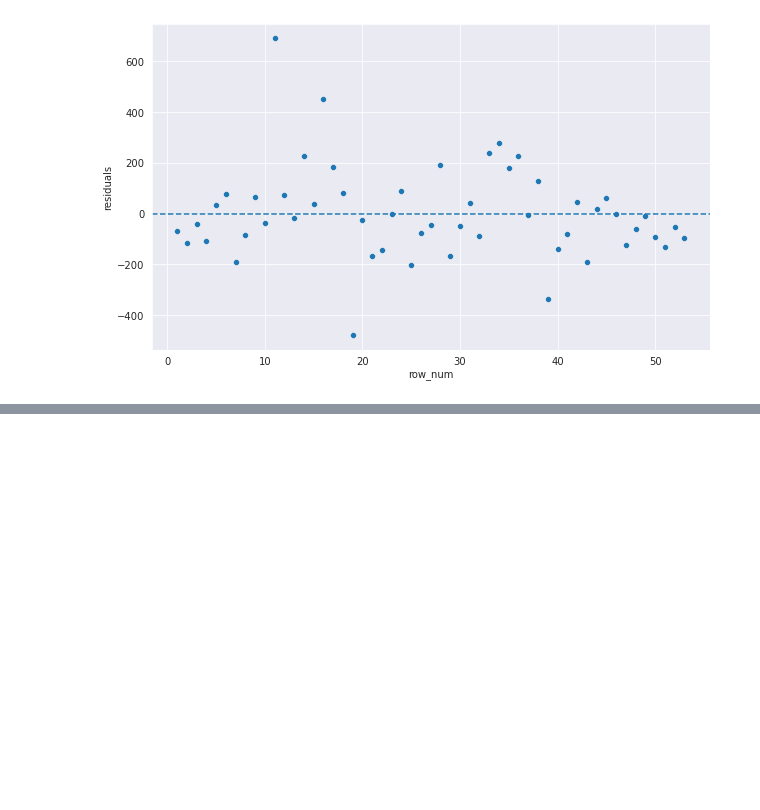
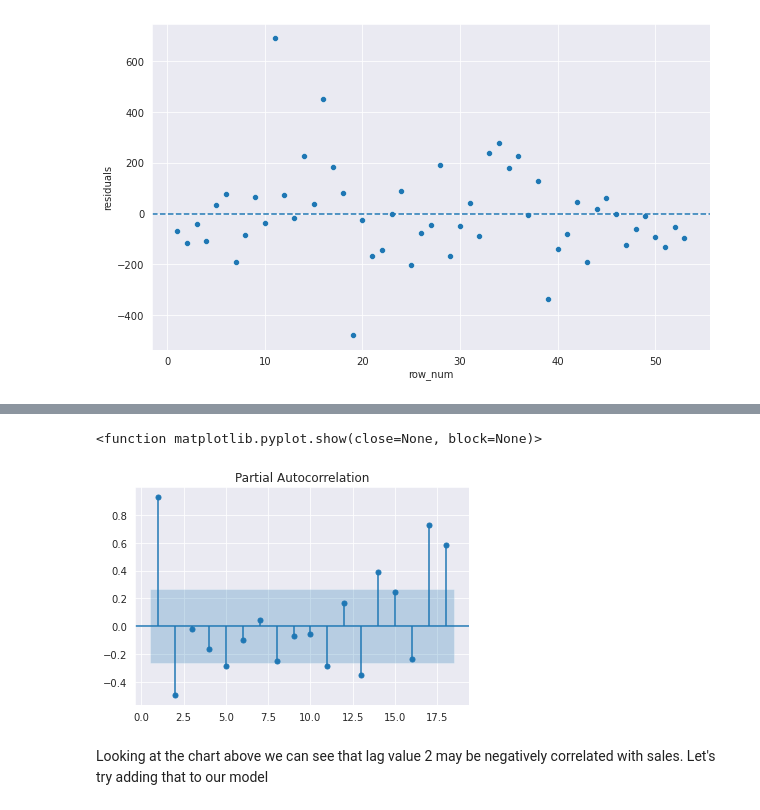
Before and after one commit to JESurzyn/time_series, a Jupyter notebook: TimeSeriesRegression.ipynb, the cells around one changed output, grey strips where cells are left out. Drawn from its saved outputs; the diff is of its cells as text; code cells hidden in the pictures; blank space fills up the shorter version.

```diff
--- a/TimeSeriesRegression.ipynb
+++ b/TimeSeriesRegression.ipynb
@@ -392,0 +490,8 @@ sns.scatterplot(x='row_num', y='residuals', data=residuals5)
+# %%
+plot_pacf(pink.sales, zero=False)
+plt.show
+# %% [output]
+<function matplotlib.pyplot.show(close=None, block=None)>
+[figure, added]
+# %% [markdown]
+Looking at the chart above we can see that lag value 2 may be negatively correlated with sales.  Let's try adding that to our model
```
Also changed, not shown: parts of 23 cells of this notebook.
